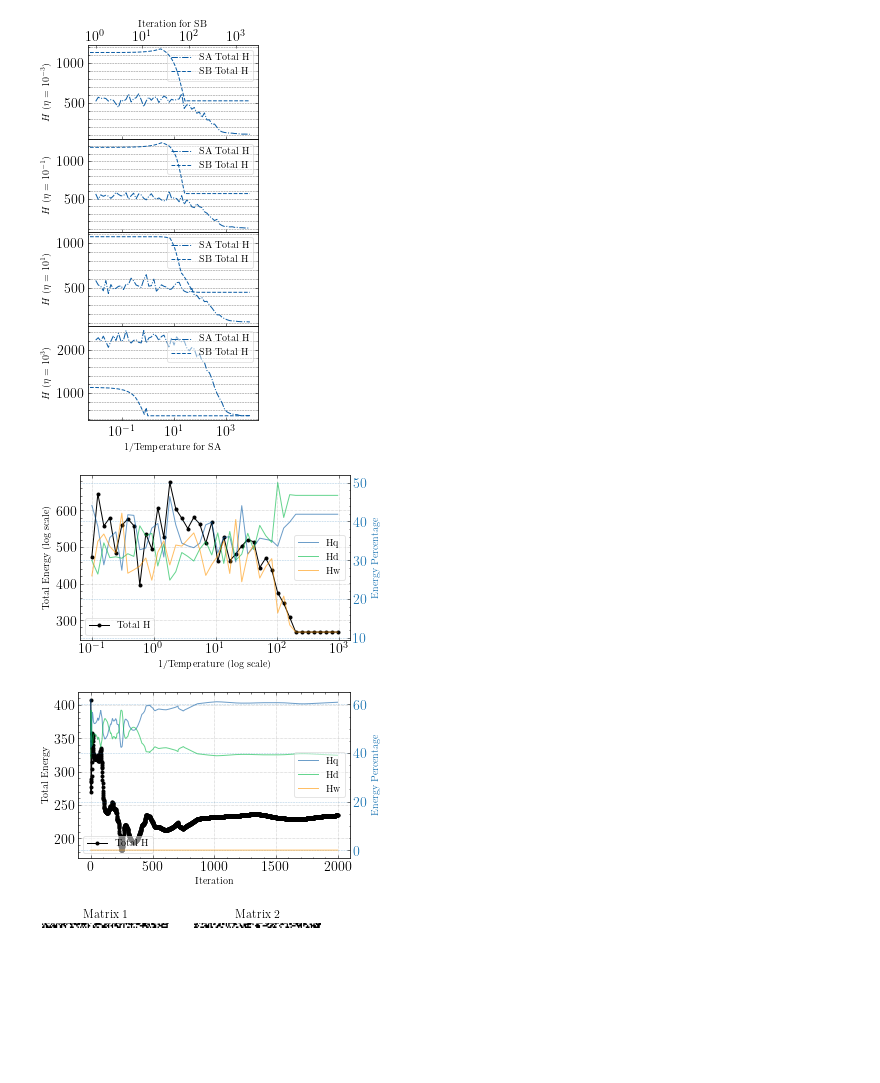
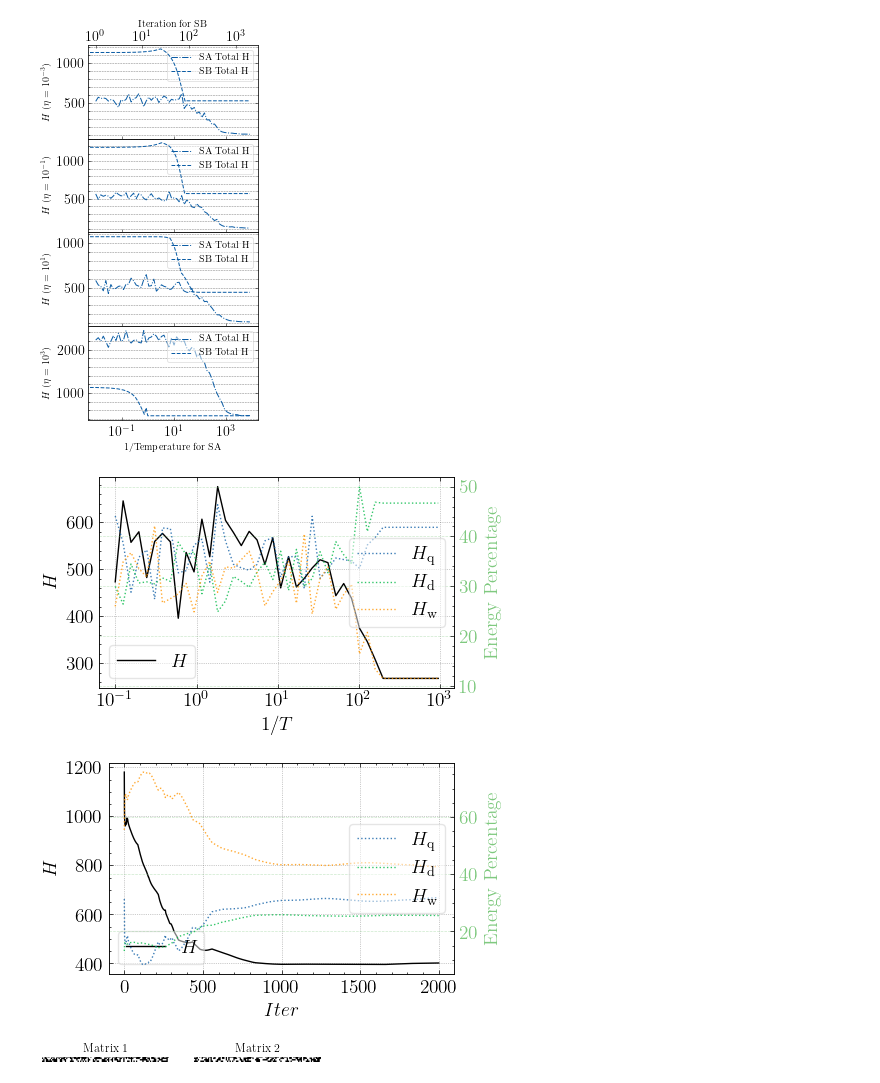
Before and after one commit to liftes/TrafficSignal, a Jupyter notebook: Figures.ipynb, the cells around one changed output. Cells and saved outputs as stored; diff of their text form; code cells hidden in the pictures; blank space fills up the shorter version.

```diff
--- a/Figures.ipynb
+++ b/Figures.ipynb
@@ -28,9 +28,9 @@ def plot_sa_data(temp_data_list):
     fig, ax1 = Dplt.SetSubFig(1,1,(5,3))
 
     # 左纵轴绘制总能量，并使用对数坐标
-    ax1.set_xlabel('1/Temperature (log scale)')
-    ax1.set_ylabel('Total Energy (log scale)', color='black')
-    ax1.plot(temperatures, total_Hs, '.-', color='black', label="Total H")
+    ax1.set_xlabel('$1/T$')
+    ax1.set_ylabel('$H$', color='black')
+    ax1.plot(temperatures, total_Hs, '-', color='black', label="$H$")
     # ax1.set_ylim(2000,50000)
     ax1.set_xscale('log')
     # ax1.set_yscale('log')
@@ -41,11 +41,11 @@ def plot_sa_data(temp_data_list):
     ax2 = ax1.twinx()
 
     # 右纵轴绘制能量百分比
-    alpha = 0.6
+    alpha = 0.8
     ax2.set_ylabel('Energy Percentage', color=colorlist[0])
-    ax2.plot(temperatures, Hq_percentage, '-', label="Hq", alpha=alpha)
-    ax2.plot(temperatures, Hd_percentage, '-', label="Hd", alpha=alpha)
-    ax2.plot(temperatures, Hw_percentage, '-', label="Hw", alpha=alpha)
+    ax2.plot(temperatures, Hq_percentage, ':', label=r"$H_{\text{q}}$", alpha=alpha)
+    ax2.plot(temperatures, Hd_percentage, ':', label=r"$H_{\text{d}}$", alpha=alpha)
+    ax2.plot(temperatures, Hw_percentage, ':', label=r"$H_{\text{w}}$", alpha=alpha)
     ax2.tick_params(axis='y', labelcolor=colorlist[0])
     ax2.grid(linestyle="--", color=colorlist[0], alpha=0.4)
 
@@ -72,9 +72,9 @@ def plot_sb_data(sb_data_list):
     fig, ax1 = Dplt.SetSubFig(1, 1, (5, 3))
 
     # 左纵轴绘制总能量
-    ax1.set_xlabel('Iteration')
-    ax1.set_ylabel('Total Energy', color='black')
-    ax1.plot(iterations, total_Hs, '.-', color='black', label="Total H")
+    ax1.set_xlabel('$Iter$')
+    ax1.set_ylabel('$H$', color='black')
+    ax1.plot(iterations, total_Hs, '-', color='black', label="$H$")
     ax1.tick_params(axis='y', labelcolor='black')
     ax1.grid(linestyle=":", color='black', alpha=0.4)
 
@@ -82,11 +82,11 @@ def plot_sb_data(sb_data_list):
     ax2 = ax1.twinx()
 
     # 右纵轴绘制能量百分比
-    alpha = 0.6
+    alpha = 0.8
     ax2.set_ylabel('Energy Percentage', color=colorlist[0])
-    ax2.plot(iterations, Hq_percentage, '-', label="Hq", alpha=alpha)
-    ax2.plot(iterations, Hd_percentage, '-', label="Hd", alpha=alpha)
-    ax2.plot(iterations, Hw_percentage, '-', label="Hw", alpha=alpha)
+    ax2.plot(iterations, Hq_percentage, ':', label=r"$H_{\text{q}}$", alpha=alpha)
+    ax2.plot(iterations, Hd_percentage, ':', label=r"$H_{\text{d}}$", alpha=alpha)
+    ax2.plot(iterations, Hw_percentage, ':', label=r"$H_{\text{w}}$", alpha=alpha)
     ax2.tick_params(axis='y', labelcolor=colorlist[0])
     ax2.grid(linestyle="--", color=colorlist[0], alpha=0.4)
 
@@ -248,13 +248,13 @@ data = tf.Load_data("Result/SA/test_result.pkl")
 plot_sa_data(data)
 Dplt.SaveFig(1,"minH.png","Figure/TestSA/")
 # %% [output]
-[figure, old version]
+[figure, new version]
 # %%
-data = tf.Load_data("Result/SB/test_result_without_Hw.pkl")
+data = tf.Load_data("Result/SB/test_result.pkl")
 plot_sb_data(data)
-Dplt.SaveFig(1,"minH(Hq and Hd).png","Figure/TestSB/")
+Dplt.SaveFig(1,"minH.png","Figure/TestSB/")
 # %% [output]
-[figure, old version]
+[figure, new version]
 # %%
 data = tf.Load_data("Result/SB/test_result_X.pkl")
 plot_matrices(data[0], data[1])
```
Also changed, not shown: parts of 1 cell of this notebook, 2 other files.
